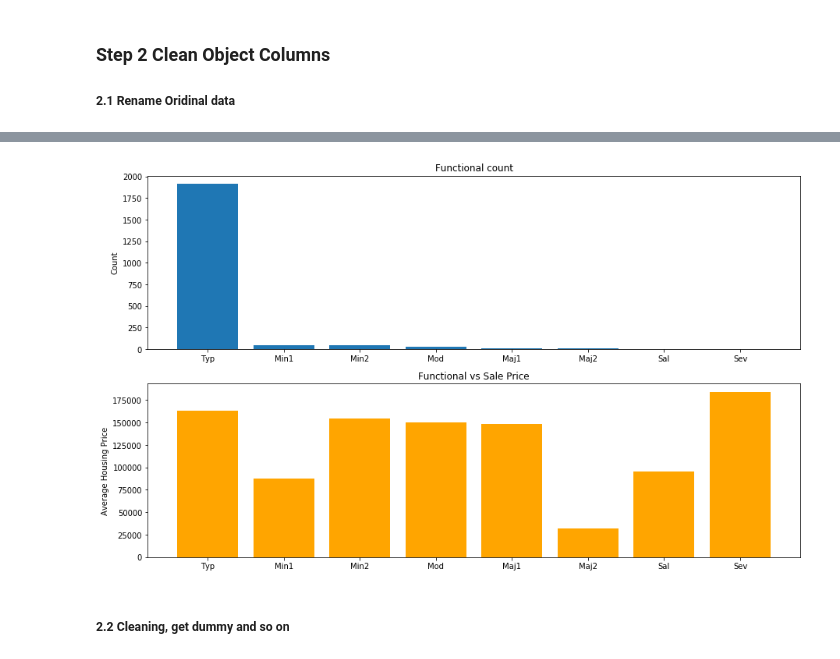
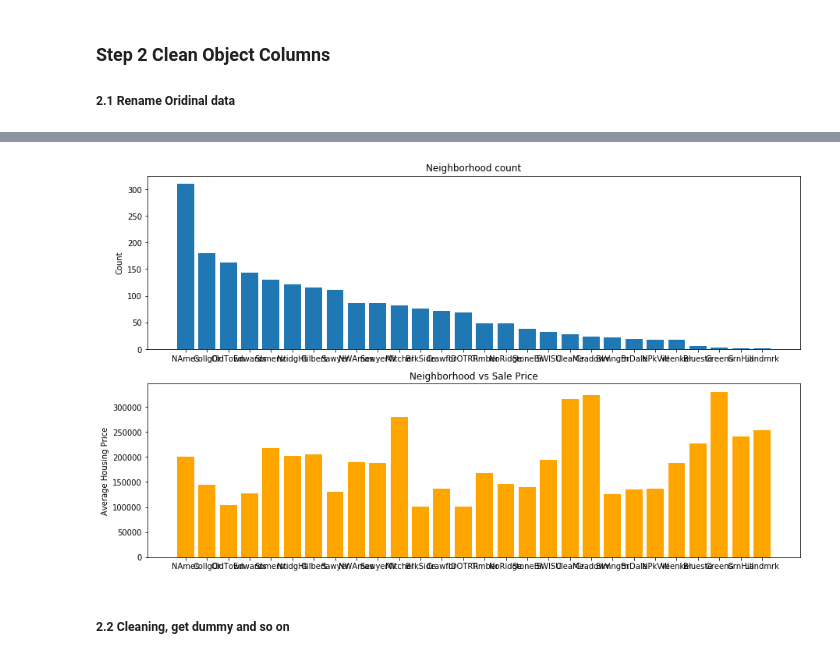
Before and after one commit to Kuduhe/Ames-Housing-Price-Project, a Jupyter notebook: Data Cleaning and pre-processing.ipynb, the cells around one changed output, grey strips where cells are left out. Drawn from its saved outputs; the diff is of its cells as text; code cells hidden in the pictures.

```diff
--- a/Data Cleaning and pre-processing.ipynb
+++ b/Data Cleaning and pre-processing.ipynb
@@ -578,9 +342,9 @@ def checkobj(trying):
     ax2.set_title(f'{trying} vs Sale Price')
     ax2.set_ylabel('Average Housing Price');
 # %%
-checkobj('Functional')
+checkobj('Neighborhood')
 # %% [output]
-[figure, old version]
+[figure, new version]
 # %% [markdown]
 ##### 2.2 Cleaning, get dummy and so on
 # %%
```
Also changed, not shown: parts of 14 cells of this notebook, 10 other files.
